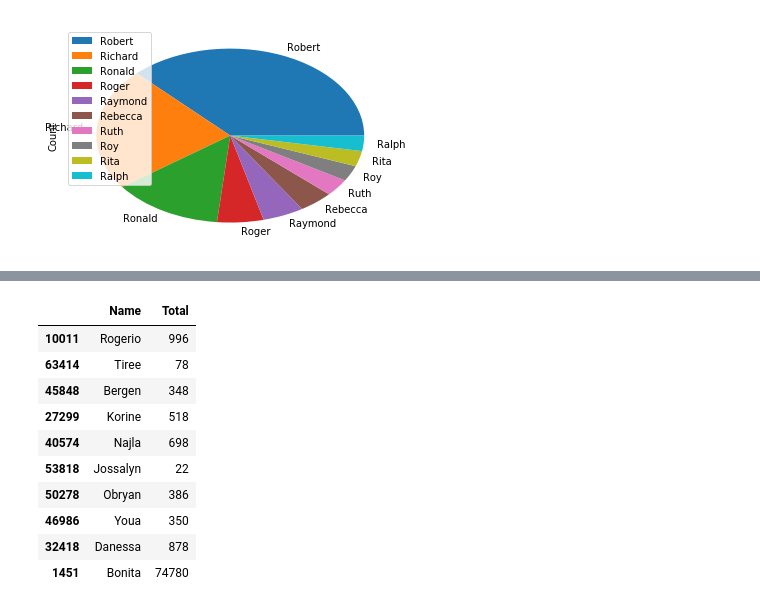
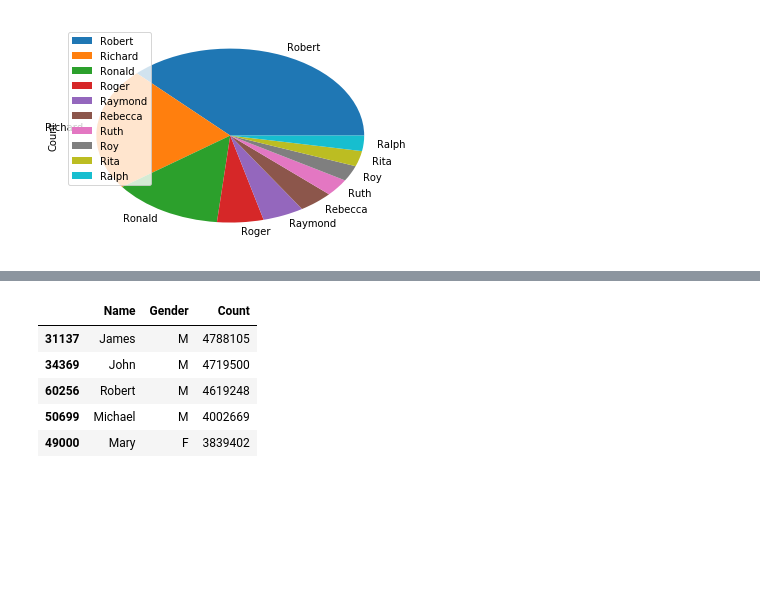
Before and after one commit to darksider92/netology, a Jupyter notebook: home_work4.2.ipynb, the cells around one changed output, grey strips where cells are left out. Saved outputs shown, nothing was run; the diff lists cells and outputs as text; code cells hidden in the pictures; blank space fills up the shorter version.

```diff
--- a/home_work4.2.ipynb
+++ b/home_work4.2.ipynb
@@ -39,6 +47,7 @@ array([<matplotlib.axes._subplots.AxesSubplot object at 0x...>], dtype=object)
 # %%
-years = (1900, 2000+1)
-data_frame_list = []
-for year in range(*years):
-    df = pd.read_csv(PATH + "yob{}.txt".format(year), names = ["Name", "Gender", "Count"])
-    data_frame_list.append(df)
+names_by_year = {}
+for year in range(1900, 2001):
+    names_by_year[year] = pd.read_csv(PATH + "yob{}.txt".format(year),
+                    names = ["Name", "Gender", "Count"])
+names_all = pd.concat(names_by_year)
+dynamics_group = names_all.groupby(['Name', 'Gender'],as_index=False).sum().sort_values(by='Count', ascending=False)
@@ -70,15 +54,10 @@ data_frames = data_frames[['Name', 'Total']].sort_values(by='Total', axis=0, asc
-# %%
-data_frames.sample(10)
-# %% [output]
-|  | Name | Total |
-| 10011 | Rogerio | 996 |
-| 63414 | Tiree | 78 |
-| 45848 | Bergen | 348 |
-| 27299 | Korine | 518 |
-| 40574 | Najla | 698 |
-| 53818 | Jossalyn | 22 |
-| 50278 | Obryan | 386 |
-| 46986 | Youa | 350 |
-| 32418 | Danessa | 878 |
-| 1451 | Bonita | 74780 |
+# %%
+dynamics_group.head(5)
+# %% [output]
+|  | Name | Gender | Count |
+| 31137 | James | M | 4788105 |
+| 34369 | John | M | 4719500 |
+| 60256 | Robert | M | 4619248 |
+| 50699 | Michael | M | 4002669 |
+| 49000 | Mary | F | 3839402 |
 # %%
```
Also changed, not shown: parts of 12 cells of this notebook.
